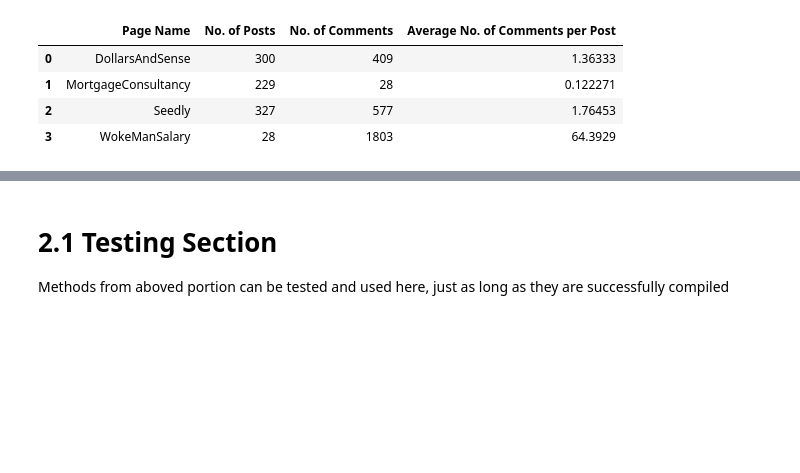
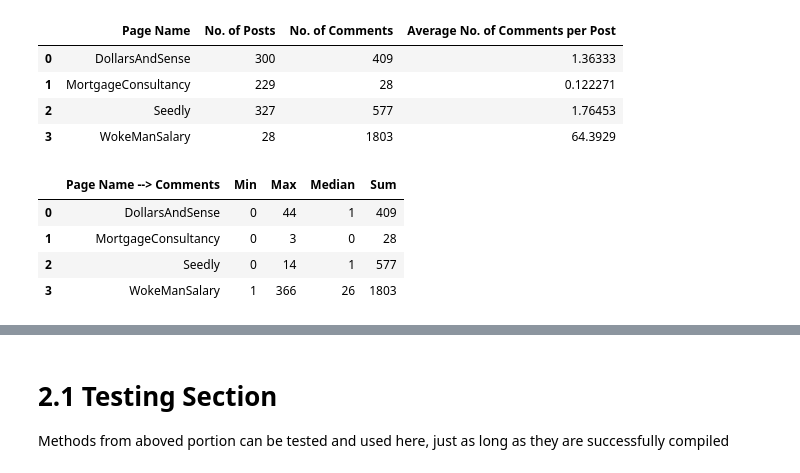
Before and after one commit to kqtqk88/IS434_PJ, a Jupyter notebook: FacebookScraper/Facebook_Analysis_Workbook.ipynb, the cells around one changed output, grey strips where cells are left out. Saved outputs shown, nothing was run; the diff lists cells and outputs as text; code cells hidden in the pictures; blank space fills up the shorter version.

```diff
--- a/FacebookScraper/Facebook_Analysis_Workbook.ipynb
+++ b/FacebookScraper/Facebook_Analysis_Workbook.ipynb
@@ -729,6 +760,35 @@ df.style
 | 1 | MortgageConsultancy | 229 | 28 | 0.122271 |
 | 2 | Seedly | 327 | 577 | 1.76453 |
 | 3 | WokeManSalary | 28 | 1803 | 64.3929 |
+# %%
+# Identify minimum, maximum (and median) and total number of comments per page (for all posts)
+comments_count_list = []
+
+for page in page_list:
+    comments_count = []
+    for post_id in collated_data[page]['posts'].keys():
+        try:
+            comments_count.append(len(collated_data[page]['comments'][post_id].values()))
+        except:
+            comments_count.append(0)
+    comments_count_list.append(comments_count)
+
+df = pd.DataFrame(
+    data = {
+        'Page Name --> Comments': page_list,
+        'Min': [min(comments_count) for comments_count in comments_count_list],
+        'Max': [max(comments_count) for comments_count in comments_count_list],
+        'Median': [median(comments_count) for comments_count in comments_count_list],
+        'Sum': [sum(comments_count) for comments_count in comments_count_list]
+    }
+)
+df.style
+# %% [output]
+|  | Page Name --> Comments | Min | Max | Median | Sum |
+| 0 | DollarsAndSense | 0 | 44 | 1 | 409 |
+| 1 | MortgageConsultancy | 0 | 3 | 0 | 28 |
+| 2 | Seedly | 0 | 14 | 1 | 577 |
+| 3 | WokeManSalary | 1 | 366 | 26 | 1803 |
 # %%
 # Percentage of user taggings in comments
 user_taggings_count = []
```
Also changed, not shown: parts of 7 cells of this notebook.
